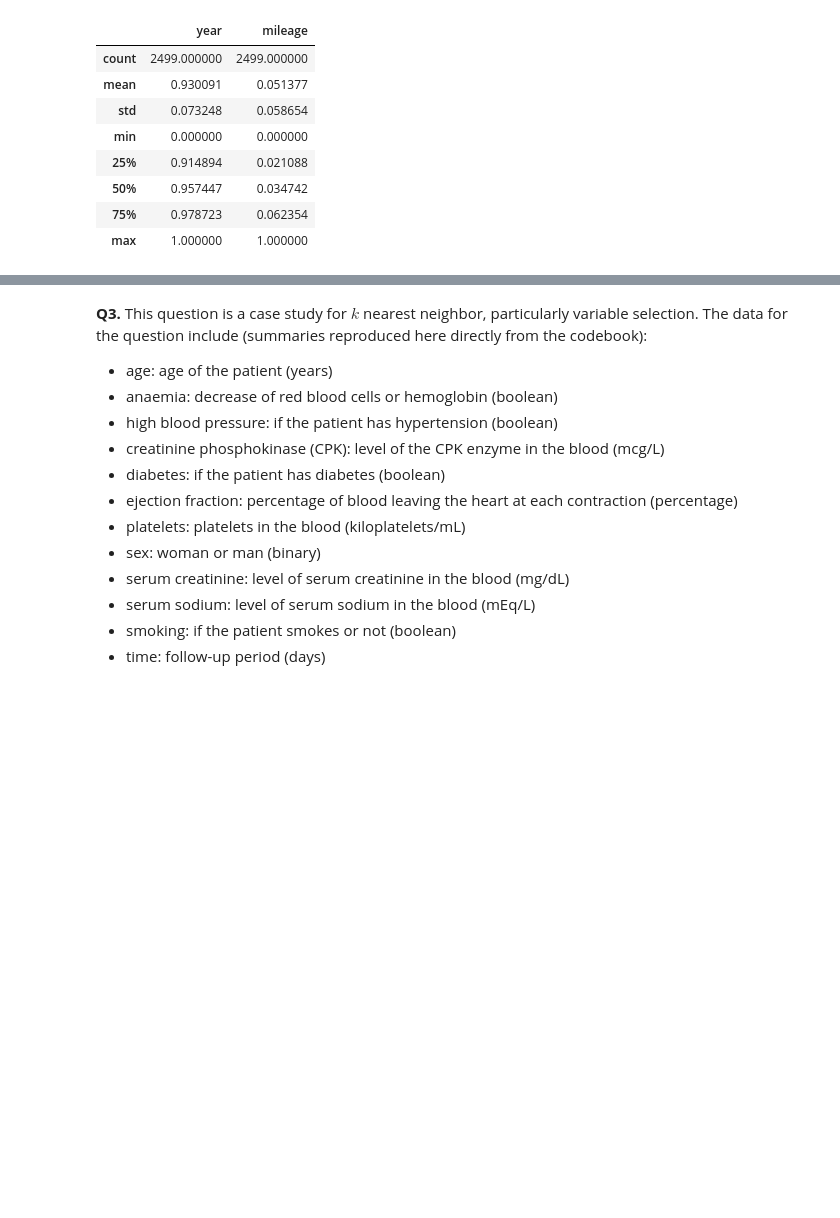
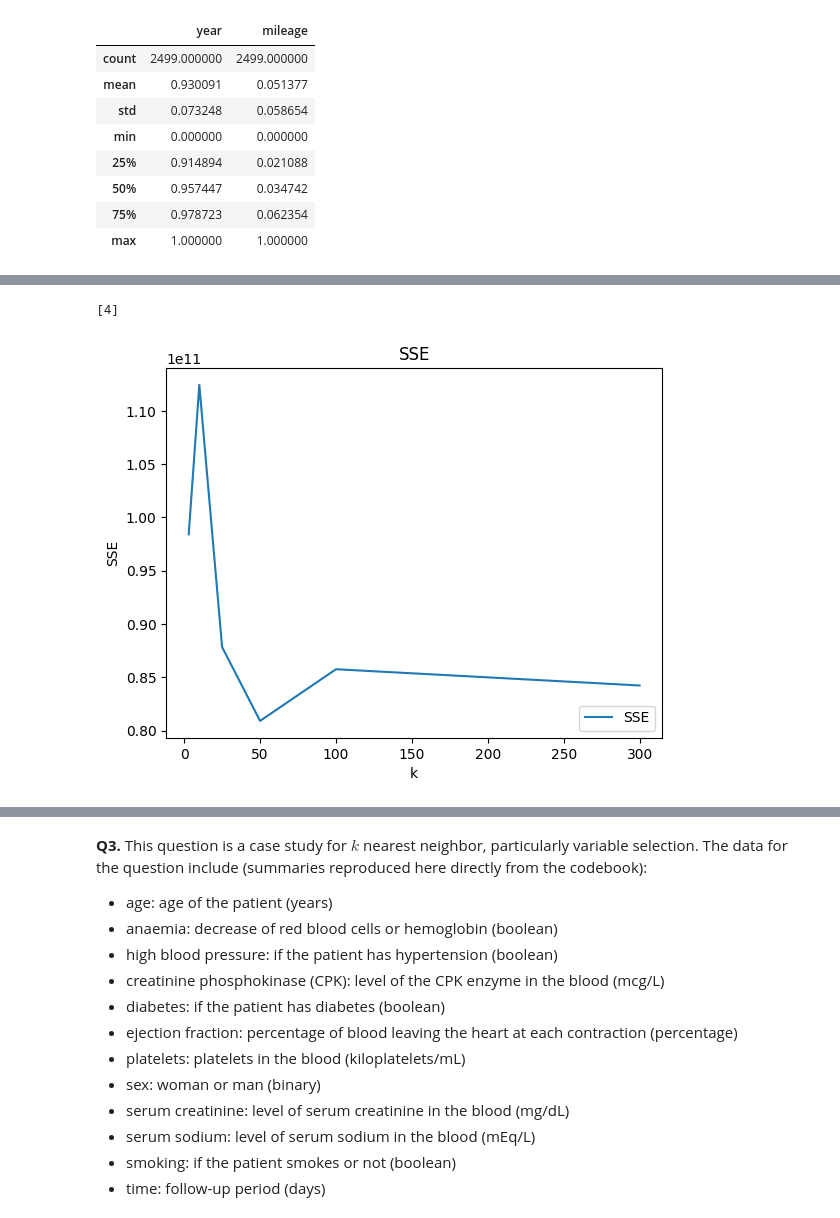
Before and after one commit to ToriStoner/assignment3, a Jupyter notebook: assignment_knn_and_kmc.ipynb, the cells around one changed output, grey strips where cells are left out. Saved outputs shown, nothing was run; the diff lists cells and outputs as text; code cells hidden in the pictures; blank space fills up the shorter version.

```diff
--- a/assignment_knn_and_kmc.ipynb
+++ b/assignment_knn_and_kmc.ipynb
@@ -308,5 +308,7 @@ x.describe()
 | max | 1.000000 | 1.000000 |
 # %%
 #Q3
+
 from sklearn.model_selection import train_test_split
-X_train, X_test, y_train, y_test = train_test_split(X,y,test_size=.2,random_state=100)
+
+x_train, x_test, y_train, y_test = train_test_split(x,y,test_size=0.2,random_state=100)
@@ -315,6 +336,33 @@ ValueError: ignored
 # %%
 #Q4
-#not really sure how to do this one
+
+from sklearn.neighbors import KNeighborsRegressor as kNNRegression
+k_bar = [3,10,25,50,100,300]
+SSE = []
+for k in k_bar:
+    model = KNeighborsClassifier(n_neighbors=k+1)
+    fitted_model = model.fit(x_train,y_train)
+    y_hat = fitted_model.predict(x_test)
+    squared_sum = np.sum( (y_test-y_hat)**2 )
+    SSE.append(squared_sum)
+
+
+SSE_min = np.min(SSE)
+min_index = np.where(SSE==SSE_min)
+k_star = k_grid[min_index]
+pn(k_star)
+
+plt.plot(k_bar,SSE,label='SSE')
+plt.xlabel("k")
+plt.ylabel("SSE")
+plt.legend(loc='lower right')
+plt.title('SSE')
+plt.show()
+
+#used chatgpt to edit part of code
+# %% [output]
+[4]
+[figure, added]
 # %%
 #Q5
 from sklearn.neighbors import KNeighborsClassifier
```
Also changed, not shown: parts of 12 cells of this notebook.
